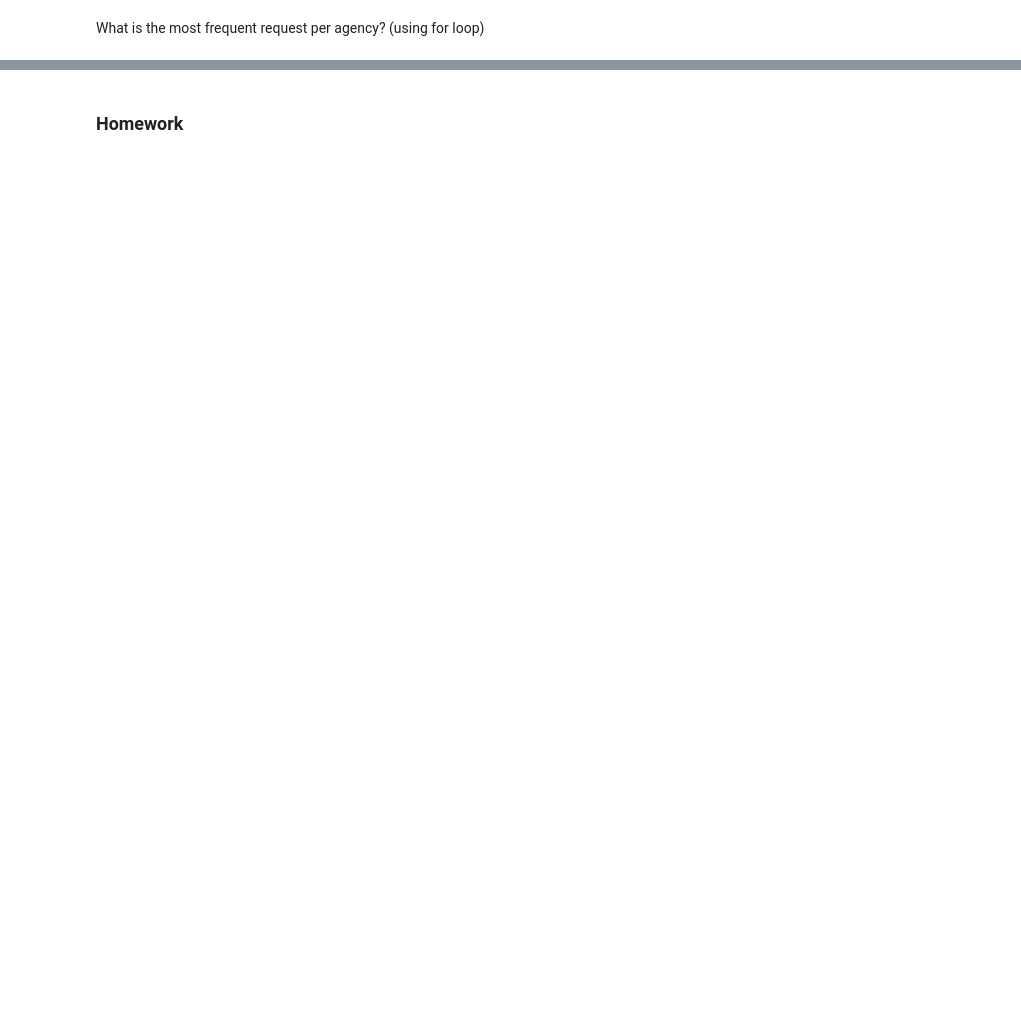
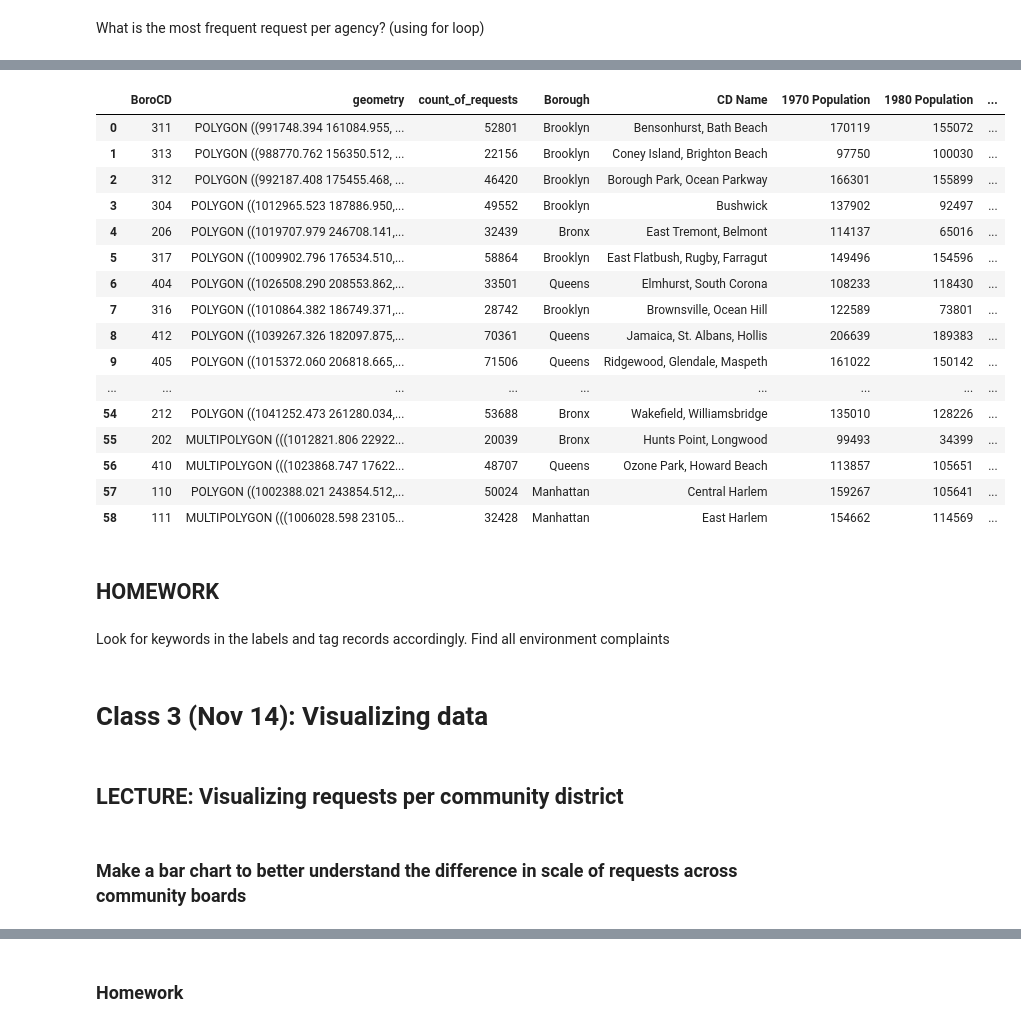
Before and after one commit to afeld/python-public-policy, a Jupyter notebook: nyu_python_public_policy_311.ipynb, the cells around one changed output, grey strips where cells are left out. Cells and saved outputs as stored; diff of their text form; code cells hidden in the pictures; blank space fills up the shorter version.

```diff
--- a/nyu_python_public_policy_311.ipynb
+++ b/nyu_python_public_policy_311.ipynb
@@ -130,0 +794,4 @@ What is the most frequent request per agency? (using for loop)
+# %%
+# Data source for population by Community District: https://data.cityofnewyork.us/City-Government/New-York-City-Population-By-Community-Districts/xi7c-iiu2/data
+population = pd.read_csv('/content/drive/My Drive/NYU Python Course/Data/New_York_City_Population_By_Community_Districts.csv', header='infer')
+population.head()
@@ -130,0 +808,17 @@ What is the most frequent request per agency? (using for loop)
+# %%
+# Create a function that combines and recodes the Borough and CD Number values to create a BoroCD unique ID
+
+def get_borocd(row):
+  if row['Borough'] == 'Manhattan':
+    return 100 + row['CD Number']
+  elif row['Borough'] == 'Bronx':
+    return 200 + row['CD Number']
+  elif row['Borough'] == 'Brooklyn':
+    return 300 + row['CD Number']
+  elif row['Borough'] == 'Queens':
+    return 400 + row['CD Number']
+  elif row['Borough'] == 'Staten Island':
+    return 500 + row['CD Number']
+
+population['borocd'] = population.apply(get_borocd, axis=1)
+population.head()
@@ -130,0 +832,4 @@ What is the most frequent request per agency? (using for loop)
+# %%
+# now lets join this population data onto our CD dataset
+merged_data = pd.merge(left=merged_data,right=population, left_on='BoroCD', right_on='borocd')
+merged_data.head()
@@ -130,0 +845,4 @@ What is the most frequent request per agency? (using for loop)
+# %%
+# divide request count by 2010 population to get request per capita
+merged_data['request_per_capita'] = merged_data['count_of_requests'] / merged_data['2010 Population']
+merged_data.head()
@@ -130,0 +856,32 @@ What is the most frequent request per agency? (using for loop)
+# %%
+# let's create a simplified new dataframe that only include the columns we care about
+cd_data = merged_data.drop(columns=['Shape_Leng', 'Shape_Area', 'community_board', 'borocd_x', 'CD Number', 'borocd_y'])
+cd_data
+# %% [output]
+|  | BoroCD | geometry | count_of_requests | Borough | CD Name | 1970 Population | 1980 Population | ... |
+| 0 | 311 | POLYGON ((991748.394 161084.955, ... | 52801 | Brooklyn | Bensonhurst, Bath Beach | 170119 | 155072 | ... |
+| 1 | 313 | POLYGON ((988770.762 156350.512, ... | 22156 | Brooklyn | Coney Island, Brighton Beach | 97750 | 100030 | ... |
+| 2 | 312 | POLYGON ((992187.408 175455.468, ... | 46420 | Brooklyn | Borough Park, Ocean Parkway | 166301 | 155899 | ... |
+| 3 | 304 | POLYGON ((1012965.523 187886.950,... | 49552 | Brooklyn | Bushwick | 137902 | 92497 | ... |
+| 4 | 206 | POLYGON ((1019707.979 246708.141,... | 32439 | Bronx | East Tremont, Belmont | 114137 | 65016 | ... |
+| 5 | 317 | POLYGON ((1009902.796 176534.510,... | 58864 | Brooklyn | East Flatbush, Rugby, Farragut | 149496 | 154596 | ... |
+| 6 | 404 | POLYGON ((1026508.290 208553.862,... | 33501 | Queens | Elmhurst, South Corona | 108233 | 118430 | ... |
+| 7 | 316 | POLYGON ((1010864.382 186749.371,... | 28742 | Brooklyn | Brownsville, Ocean Hill | 122589 | 73801 | ... |
+| 8 | 412 | POLYGON ((1039267.326 182097.875,... | 70361 | Queens | Jamaica, St. Albans, Hollis | 206639 | 189383 | ... |
+| 9 | 405 | POLYGON ((1015372.060 206818.665,... | 71506 | Queens | Ridgewood, Glendale, Maspeth | 161022 | 150142 | ... |
+| ... | ... | ... | ... | ... | ... | ... | ... | ... |
+| 54 | 212 | POLYGON ((1041252.473 261280.034,... | 53688 | Bronx | Wakefield, Williamsbridge | 135010 | 128226 | ... |
+| 55 | 202 | MULTIPOLYGON (((1012821.806 22922... | 20039 | Bronx | Hunts Point, Longwood | 99493 | 34399 | ... |
+| 56 | 410 | MULTIPOLYGON (((1023868.747 17622... | 48707 | Queens | Ozone Park, Howard Beach | 113857 | 105651 | ... |
+| 57 | 110 | POLYGON ((1002388.021 243854.512,... | 50024 | Manhattan | Central Harlem | 159267 | 105641 | ... |
+| 58 | 111 | MULTIPOLYGON (((1006028.598 23105... | 32428 | Manhattan | East Harlem | 154662 | 114569 | ... |
+# %% [markdown]
+## HOMEWORK
+# %% [markdown]
+Look for keywords in the labels and tag records accordingly. Find all environment complaints
+# %% [markdown]
+# Class 3 (Nov 14): Visualizing data
+# %% [markdown]
+## LECTURE: Visualizing requests per community district
+# %% [markdown]
+### Make a bar chart to better understand the difference in scale of requests across community boards
```
Also changed, not shown: parts of 143 cells of this notebook.
